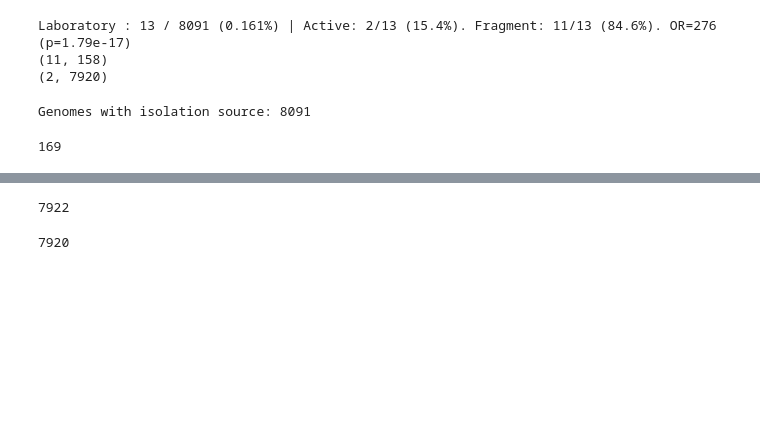
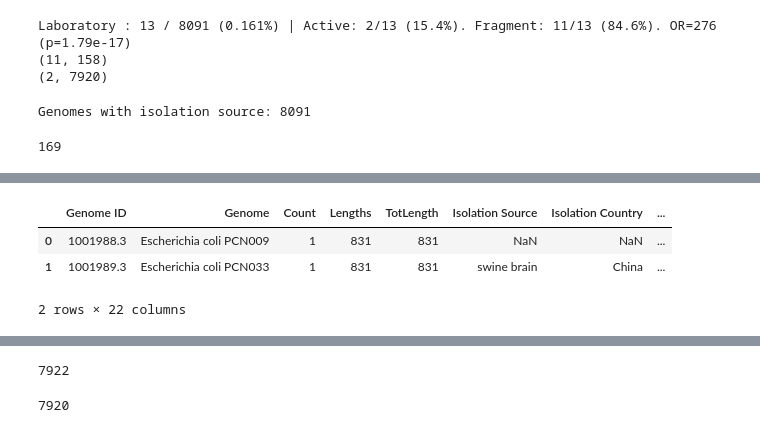
Before and after one commit to SBRG/mutation_analysis, a Jupyter notebook: notebooks/efeU_lab_strains_R01.ipynb, the cells around one changed output, grey strips where cells are left out. Cells and saved outputs as stored; diff of their text form; code cells hidden in the pictures; blank space fills up the shorter version.

```diff
--- a/notebooks/efeU_lab_strains_R01.ipynb
+++ b/notebooks/efeU_lab_strains_R01.ipynb
@@ -344,0 +372,7 @@ sum(df_kw.Count==2)
+# %%
+df_train.head(2)
+# %% [output]
+|  | Genome ID | Genome | Count | Lengths | TotLength | Isolation Source | Isolation Country | ... |
+| 0 | 1001988.3 | Escherichia coli PCN009 | 1 | 831 | 831 | NaN | NaN | ... |
+| 1 | 1001989.3 | Escherichia coli PCN033 | 1 | 831 | 831 | swine brain | China | ... |
+2 rows × 22 columns
```
Also changed, not shown: parts of 21 cells of this notebook, 1 other file.
